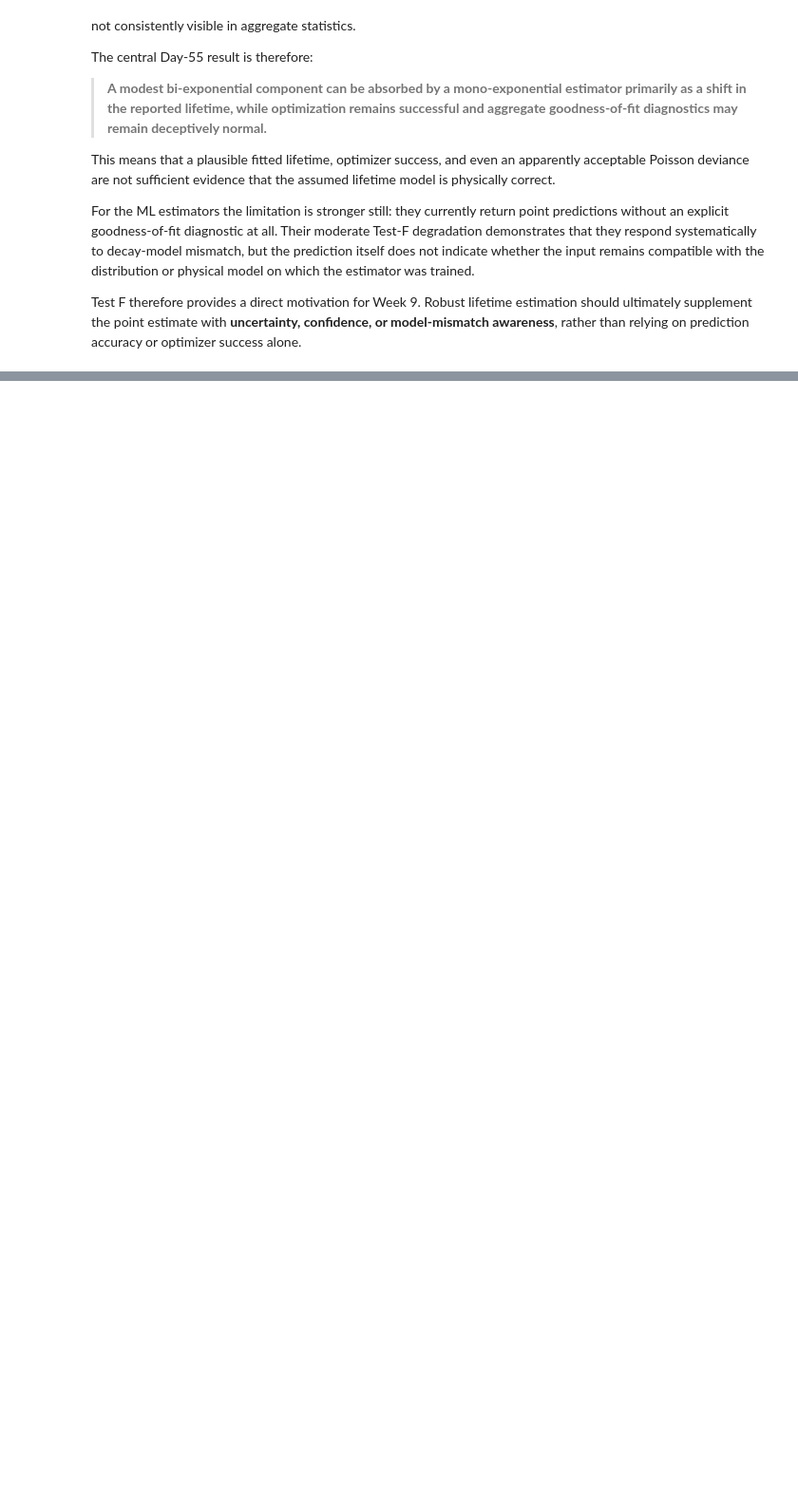
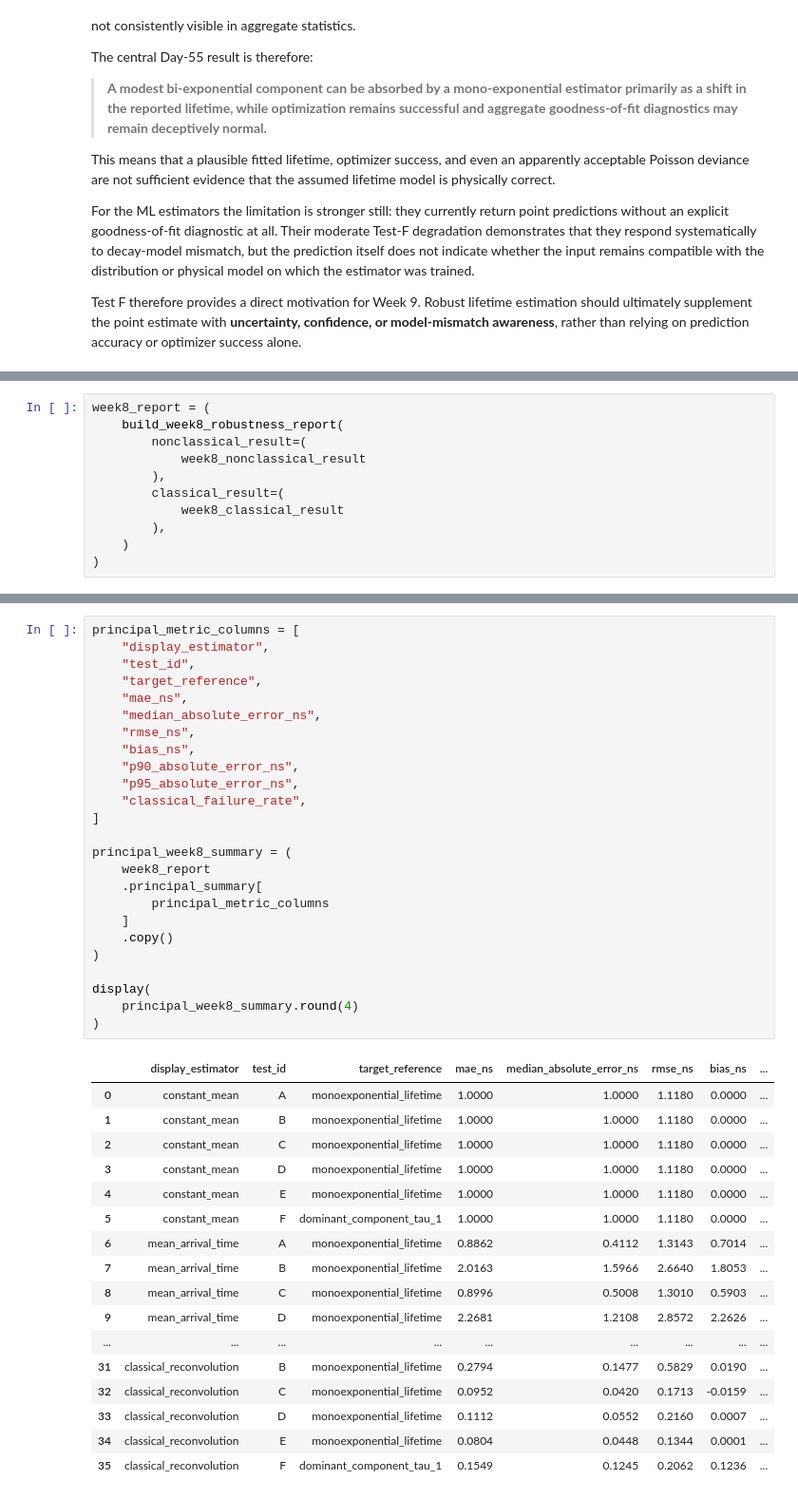
Before and after one commit to moryev/tcspc-lifetime-toolkit, a Jupyter notebook: notebooks/13_generalization_and_robustness.ipynb, the cells around one changed output, grey strips where cells are left out. Shown at 95% size. Drawn from its saved outputs; the diff is of its cells as text; blank space fills up the shorter version.

```diff
--- a/notebooks/13_generalization_and_robustness.ipynb
+++ b/notebooks/13_generalization_and_robustness.ipynb
@@ -2604,0 +3321,11 @@ Test F therefore provides a direct motivation for Week 9. Robust lifetime estima
+# %%
+week8_report = (
+    build_week8_robustness_report(
+        nonclassical_result=(
+            week8_nonclassical_result
+        ),
+        classical_result=(
+            week8_classical_result
+        ),
+    )
+)
@@ -2604,0 +3367,43 @@ Test F therefore provides a direct motivation for Week 9. Robust lifetime estima
+# %%
+principal_metric_columns = [
+    "display_estimator",
+    "test_id",
+    "target_reference",
+    "mae_ns",
+    "median_absolute_error_ns",
+    "rmse_ns",
+    "bias_ns",
+    "p90_absolute_error_ns",
+    "p95_absolute_error_ns",
+    "classical_failure_rate",
+]
+
+principal_week8_summary = (
+    week8_report
+    .principal_summary[
+        principal_metric_columns
+    ]
+    .copy()
+)
+
+display(
+    principal_week8_summary.round(4)
+)
+# %% [output]
+|  | display_estimator | test_id | target_reference | mae_ns | median_absolute_error_ns | rmse_ns | bias_ns | ... |
+| 0 | constant_mean | A | monoexponential_lifetime | 1.0000 | 1.0000 | 1.1180 | 0.0000 | ... |
+| 1 | constant_mean | B | monoexponential_lifetime | 1.0000 | 1.0000 | 1.1180 | 0.0000 | ... |
+| 2 | constant_mean | C | monoexponential_lifetime | 1.0000 | 1.0000 | 1.1180 | 0.0000 | ... |
+| 3 | constant_mean | D | monoexponential_lifetime | 1.0000 | 1.0000 | 1.1180 | 0.0000 | ... |
+| 4 | constant_mean | E | monoexponential_lifetime | 1.0000 | 1.0000 | 1.1180 | 0.0000 | ... |
+| 5 | constant_mean | F | dominant_component_tau_1 | 1.0000 | 1.0000 | 1.1180 | 0.0000 | ... |
+| 6 | mean_arrival_time | A | monoexponential_lifetime | 0.8862 | 0.4112 | 1.3143 | 0.7014 | ... |
+| 7 | mean_arrival_time | B | monoexponential_lifetime | 2.0163 | 1.5966 | 2.6640 | 1.8053 | ... |
+| 8 | mean_arrival_time | C | monoexponential_lifetime | 0.8996 | 0.5008 | 1.3010 | 0.5903 | ... |
+| 9 | mean_arrival_time | D | monoexponential_lifetime | 2.2681 | 1.2108 | 2.8572 | 2.2626 | ... |
+| ... | ... | ... | ... | ... | ... | ... | ... | ... |
+| 31 | classical_reconvolution | B | monoexponential_lifetime | 0.2794 | 0.1477 | 0.5829 | 0.0190 | ... |
+| 32 | classical_reconvolution | C | monoexponential_lifetime | 0.0952 | 0.0420 | 0.1713 | -0.0159 | ... |
+| 33 | classical_reconvolution | D | monoexponential_lifetime | 0.1112 | 0.0552 | 0.2160 | 0.0007 | ... |
+| 34 | classical_reconvolution | E | monoexponential_lifetime | 0.0804 | 0.0448 | 0.1344 | 0.0001 | ... |
+| 35 | classical_reconvolution | F | dominant_component_tau_1 | 0.1549 | 0.1245 | 0.2062 | 0.1236 | ... |
```
Also changed, not shown: parts of 36 cells of this notebook.
